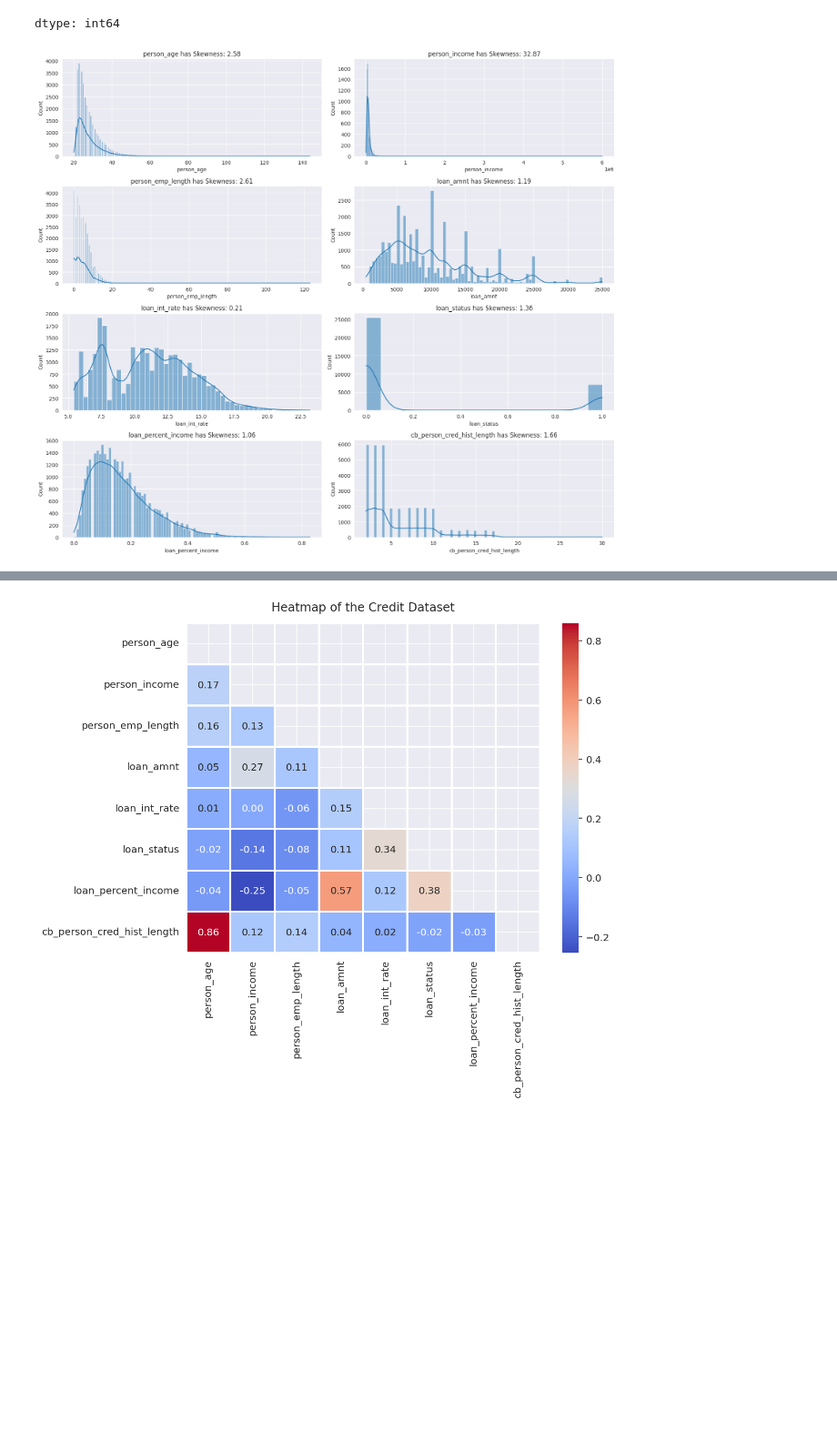
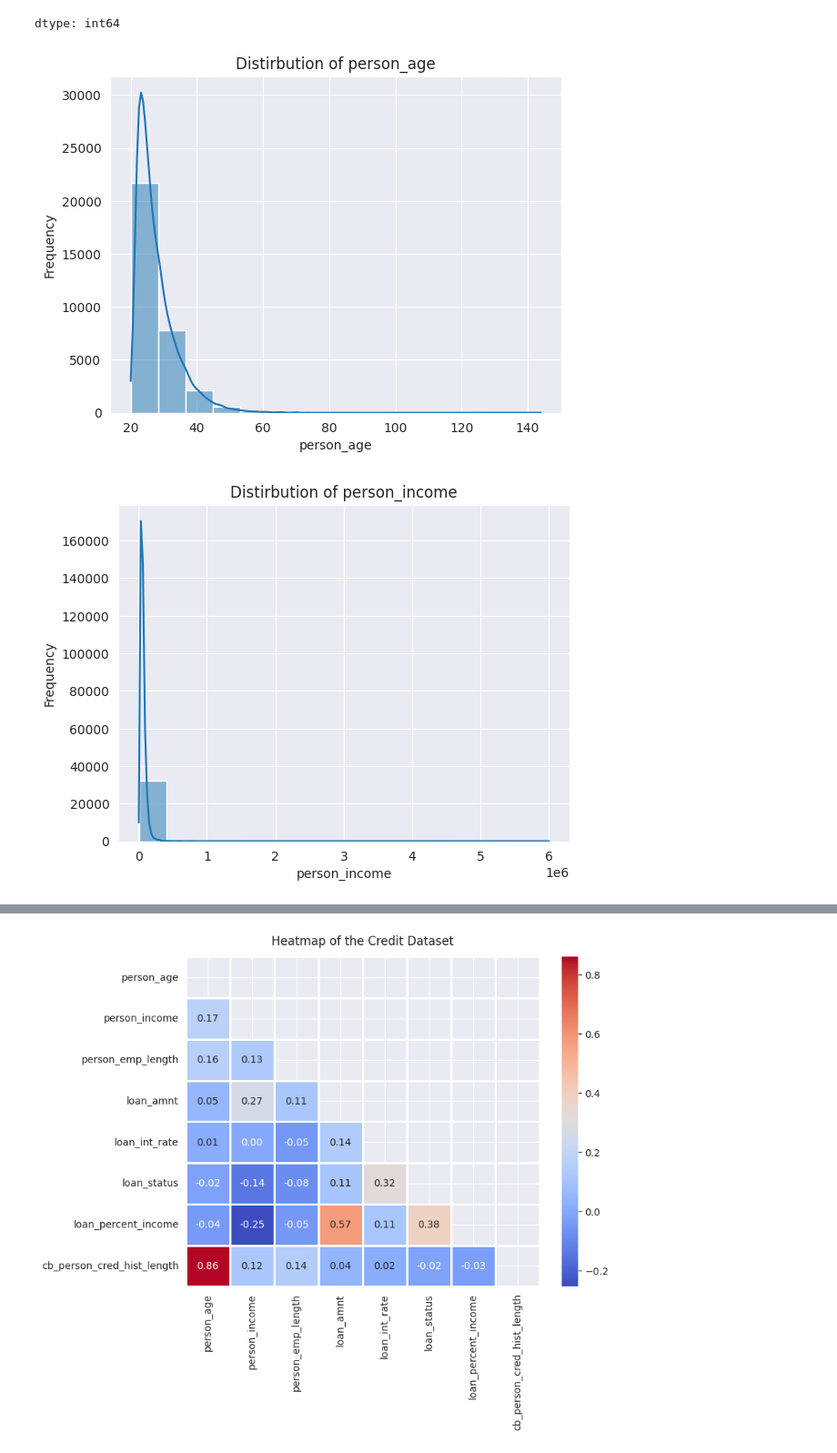
Before and after one commit to faadeola/credit-risk-ml-classification, a Jupyter notebook: credit_class_ml_performace.ipynb, the cells around one changed output, grey strips where cells are left out. Shown at 91% size. Drawn from its saved outputs; the diff is of its cells as text; code cells hidden in the pictures; blank space fills up the shorter version.

```diff
--- a/credit_class_ml_performace.ipynb
+++ b/credit_class_ml_performace.ipynb
@@ -75,3 +75,11 @@ credit.describe().round(2).T
 | loan_status | 32581.0 | 0.22 | 0.41 | 0.00 | 0.00 | 0.00 | 0.00 | 1.00 |
 | loan_percent_income | 32581.0 | 0.17 | 0.11 | 0.00 | 0.09 | 0.15 | 0.23 | 0.83 |
 | cb_person_cred_hist_length | 32581.0 | 5.80 | 4.06 | 2.00 | 3.00 | 4.00 | 8.00 | 30.00 |
+# %%
+# Check for duplicates in data
+has_duplicates = credit.duplicated().sum()
+
+print(f"{has_duplicates} duplicates found in the data")
+
+# Drop duplicates if any
+credit.drop_duplicates(inplace=True)
@@ -78,6 +88,6 @@ credit.describe().round(2).T
 # %%
 """ Group numerical and categorical data type"""
-numerical_columns = credit.select_dtypes(include=["int64","float64"]) #For numerical data types
+numerical_columns = credit.select_dtypes(include=["int64","float64"]).drop(columns='loan_status') #For numerical data types
 categorical_columns = credit.select_dtypes(include="object") #For categorical data types
 # %%
 # Get all unique values for categorical columns
@@ -109,13 +119,15 @@ credit.isnull().sum()
 dtype: int64
 # %%
 # Plot hitogram of the numerical columns in the dataset to understand data distributions
-plt.figure(figsize=(16, 14))
-for index, feature in enumerate(numerical_columns, 1):
-    plt.subplot(4, 2, index)
-    sns.histplot(credit[feature], kde=True, bins="auto")
-    plt.title(f"{feature} has Skewness: {round(credit[feature].skew(), 2)}")
+for col in numerical_columns:
+  sns.histplot(credit[col],kde=True, bins=15)
+  plt.title(f"Distirbution of {col}")
+  plt.xlabel(f"{col}")
+  plt.ylabel("Frequency")
+  plt.show()
 
-plt.tight_layout()
-plt.show()
+  # Print line break after each plot
+  print("\n")
 # %% [output]
-[figure, old version]
+[figure, new version]
+[figure, added]
```
Also changed, not shown: parts of 7 cells of this notebook.
